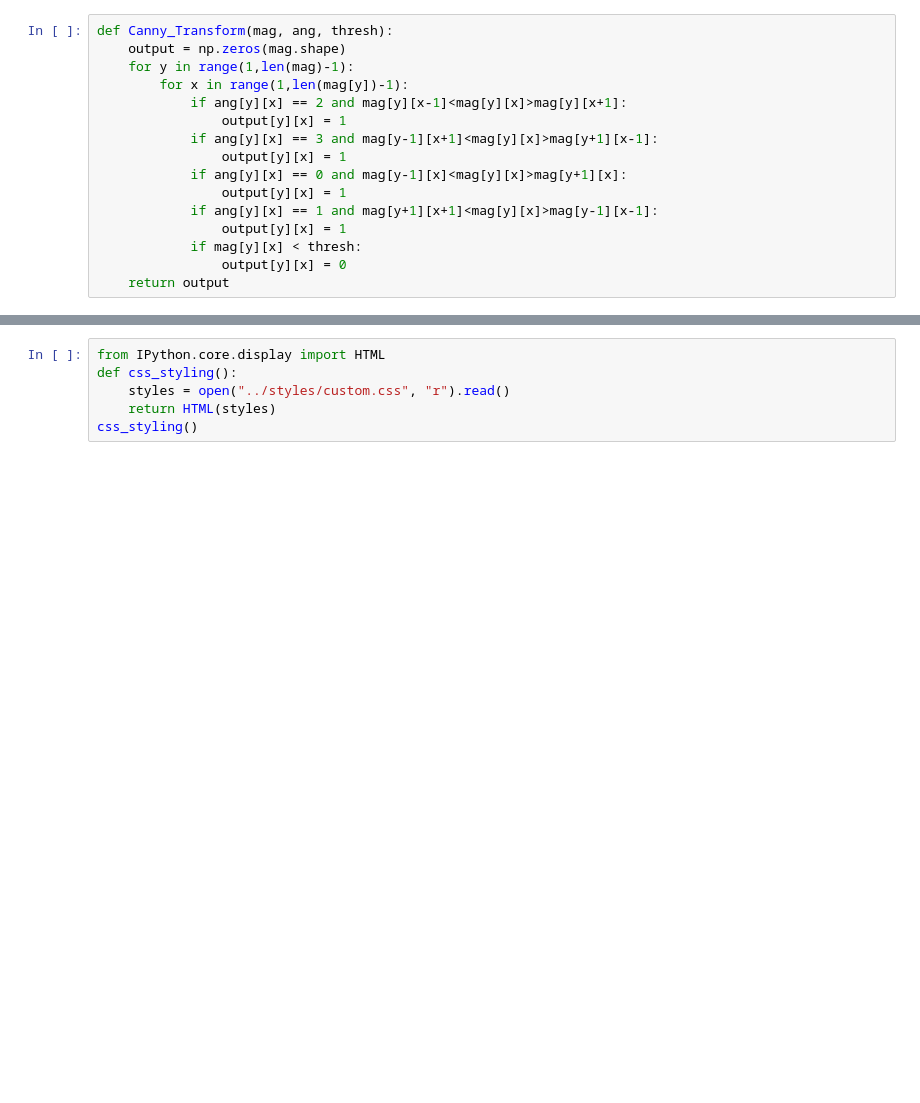
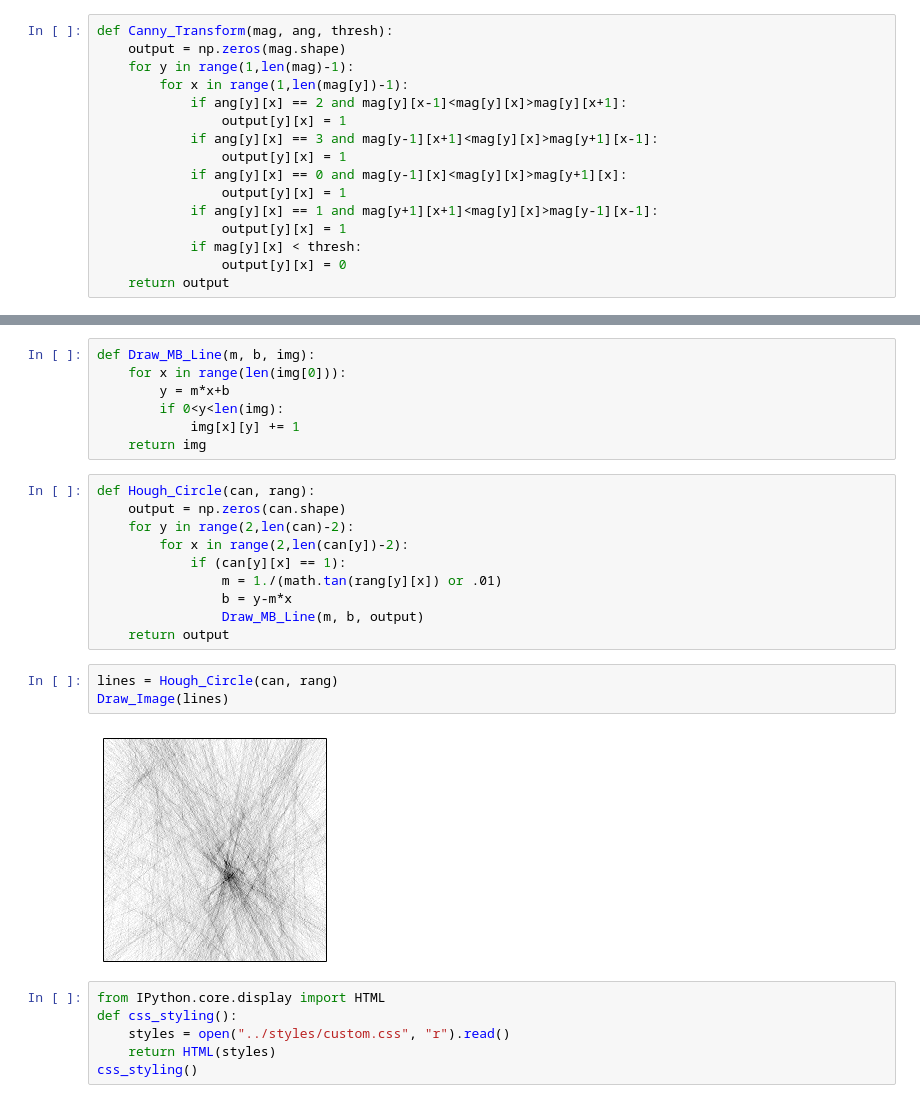
Before and after one commit to barbagroup/JITcode-MechE, a Jupyter notebook: module01_Analytical_Mechanics_II/00_Lesson00_Ball_Detection.ipynb, the cells around one changed output, grey strips where cells are left out. Saved outputs shown, nothing was run; the diff lists cells and outputs as text; blank space fills up the shorter version.

```diff
--- a/module01_Analytical_Mechanics_II/00_Lesson00_Ball_Detection.ipynb
+++ b/module01_Analytical_Mechanics_II/00_Lesson00_Ball_Detection.ipynb
@@ -120,3 +142,25 @@ Draw_Image(canny_img)
+# %%
+def Draw_MB_Line(m, b, img):
+    for x in range(len(img[0])):
+        y = m*x+b
+        if 0<y<len(img):
+            img[x][y] += 1
+    return img
+# %%
+def Hough_Circle(can, rang):
+    output = np.zeros(can.shape)
+    for y in range(2,len(can)-2):
+        for x in range(2,len(can[y])-2):
+            if (can[y][x] == 1):
+                m = 1./(math.tan(rang[y][x]) or .01)
+                b = y-m*x
+                Draw_MB_Line(m, b, output)
+    return output
+# %%
+lines = Hough_Circle(can, rang)
+Draw_Image(lines)
+# %% [output]
+[figure, added]
 # %%
 from IPython.core.display import HTML
 def css_styling():
```
Also changed, not shown: parts of 6 cells of this notebook, 2 other files.
